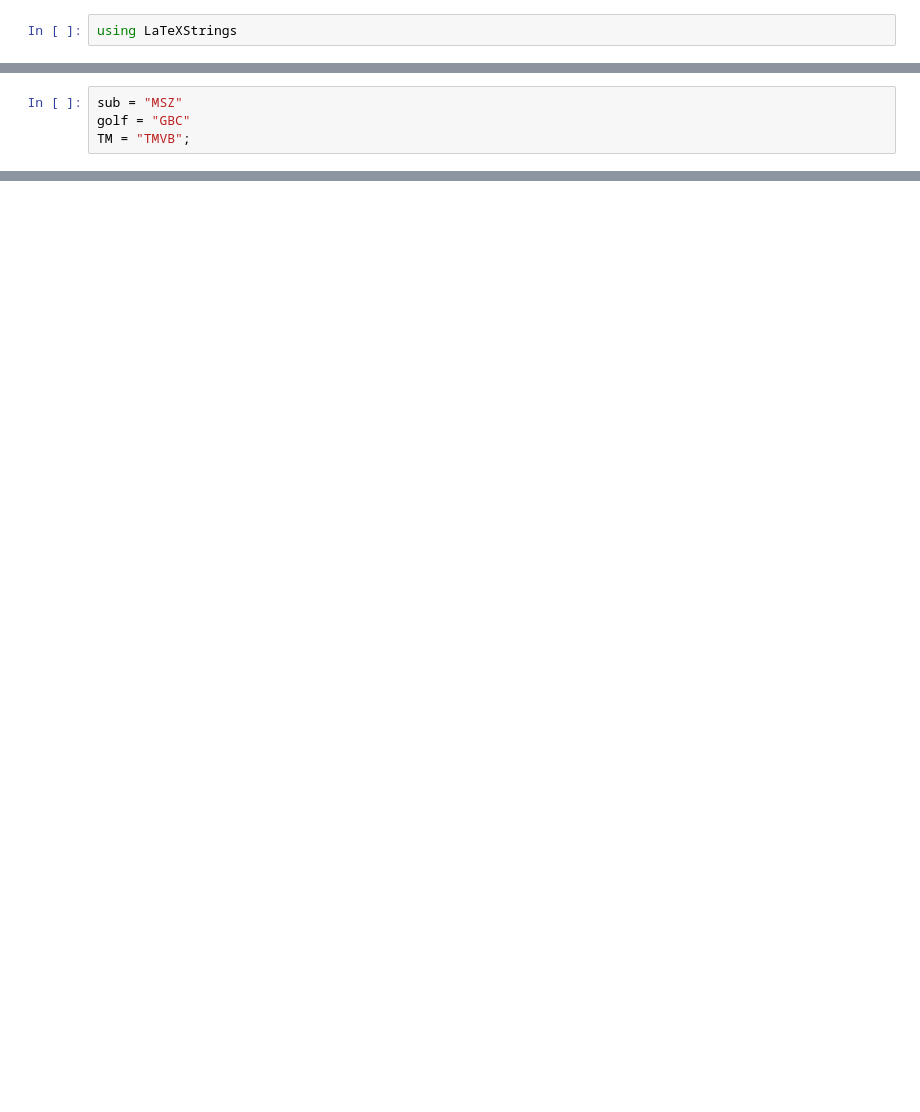
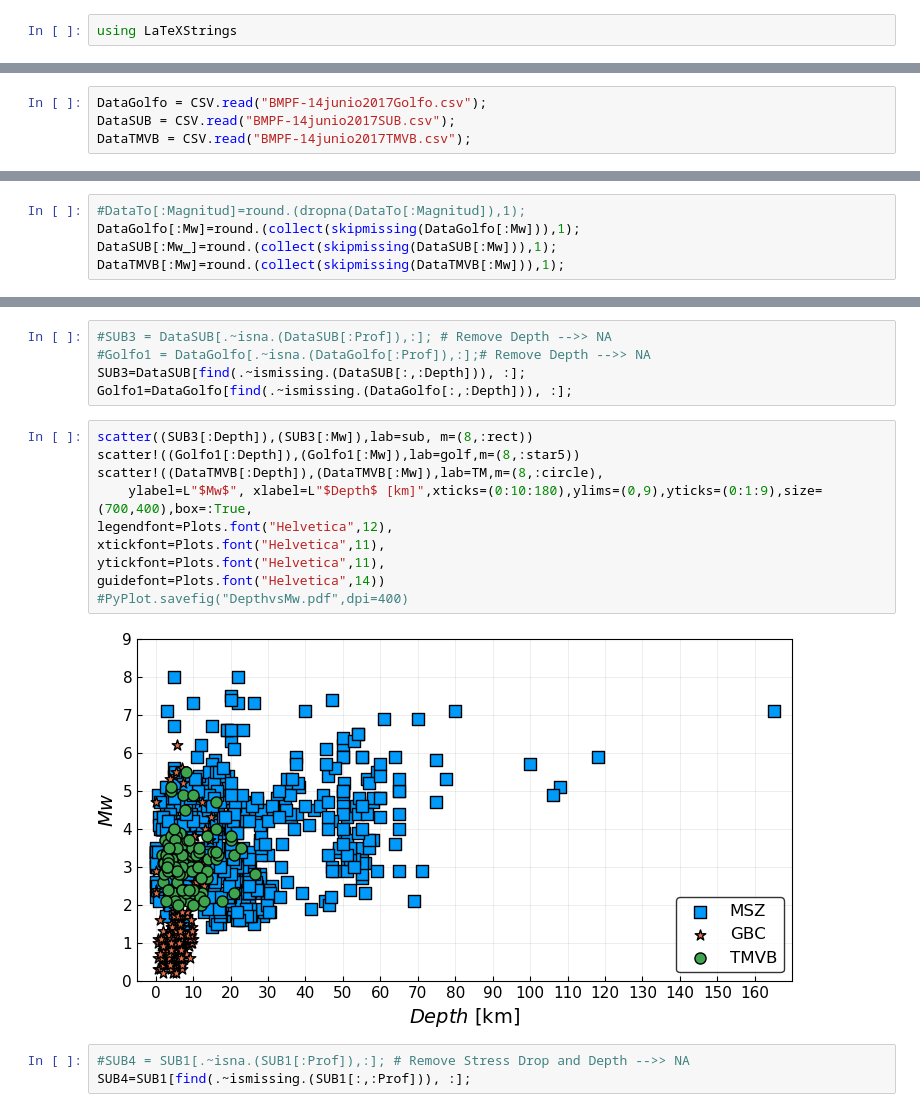
Before and after one commit to CGEOUNAM/MexicanEarthquakeDatabase, a Jupyter notebook: Comparasions.ipynb, the cells around one changed output, grey strips where cells are left out. Saved outputs shown, nothing was run; the diff lists cells and outputs as text; blank space fills up the shorter version.

```diff
--- a/Comparasions.ipynb
+++ b/Comparasions.ipynb
@@ -47,4 +16,0 @@ DataTMVB[:Magnitud]=round.(dropna(DataTMVB[:Magnitud]),1);
-# %%
-sub = "MSZ"
-golf = "GBC"
-TM = "TMVB";
@@ -163,0 +17,4 @@ yaxis!(:log10)
+# %%
+DataGolfo = CSV.read("BMPF-14junio2017Golfo.csv");
+DataSUB = CSV.read("BMPF-14junio2017SUB.csv");
+DataTMVB = CSV.read("BMPF-14junio2017TMVB.csv");
@@ -163,0 +77,5 @@ yaxis!(:log10)
+# %%
+#DataTo[:Magnitud]=round.(dropna(DataTo[:Magnitud]),1);
+DataGolfo[:Mw]=round.(collect(skipmissing(DataGolfo[:Mw])),1);
+DataSUB[:Mw_]=round.(collect(skipmissing(DataSUB[:Mw])),1);
+DataTMVB[:Mw]=round.(collect(skipmissing(DataTMVB[:Mw])),1);
@@ -163,0 +119,20 @@ yaxis!(:log10)
+# %%
+#SUB3 = DataSUB[.~isna.(DataSUB[:Prof]),:]; # Remove Depth -->> NA
+#Golfo1 = DataGolfo[.~isna.(DataGolfo[:Prof]),:];# Remove Depth -->> NA
+SUB3=DataSUB[find(.~ismissing.(DataSUB[:,:Depth])), :];
+Golfo1=DataGolfo[find(.~ismissing.(DataGolfo[:,:Depth])), :];
+# %%
+scatter((SUB3[:Depth]),(SUB3[:Mw]),lab=sub, m=(8,:rect))
+scatter!((Golfo1[:Depth]),(Golfo1[:Mw]),lab=golf,m=(8,:star5))
+scatter!((DataTMVB[:Depth]),(DataTMVB[:Mw]),lab=TM,m=(8,:circle),
+    ylabel=L"$Mw$", xlabel=L"$Depth$ [km]",xticks=(0:10:180),ylims=(0,9),yticks=(0:1:9),size=(700,400),box=:True,
+legendfont=Plots.font("Helvetica",12),
+xtickfont=Plots.font("Helvetica",11),
+ytickfont=Plots.font("Helvetica",11),
+guidefont=Plots.font("Helvetica",14))
+#PyPlot.savefig("DepthvsMw.pdf",dpi=400)
+# %% [output]
+[figure, added]
+# %%
+#SUB4 = SUB1[.~isna.(SUB1[:Prof]),:]; # Remove Stress Drop and Depth -->> NA
+SUB4=SUB1[find(.~ismissing.(SUB1[:,:Prof])), :];
```
Also changed, not shown: parts of 36 cells of this notebook, 3 other files.
